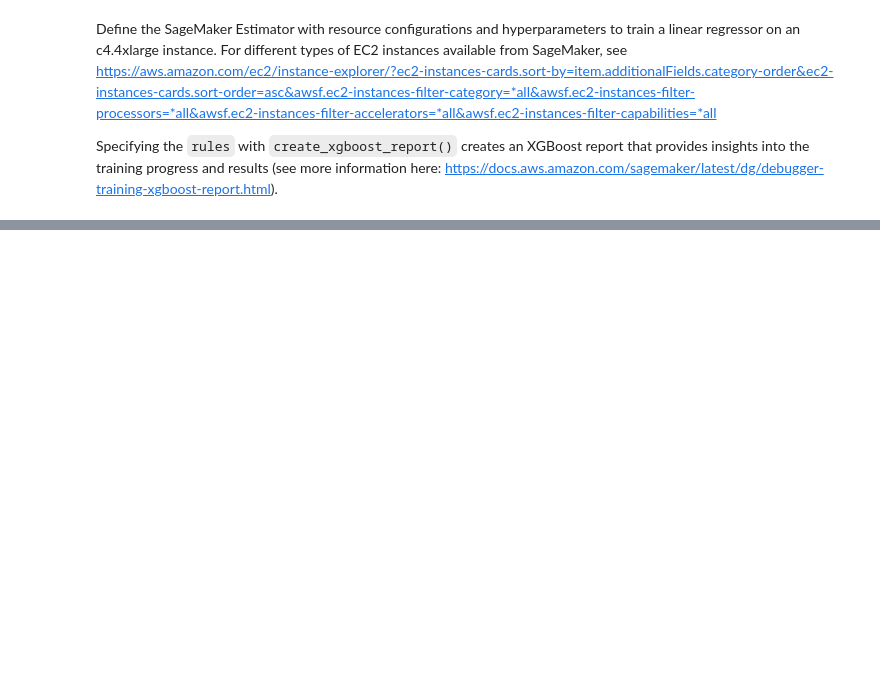
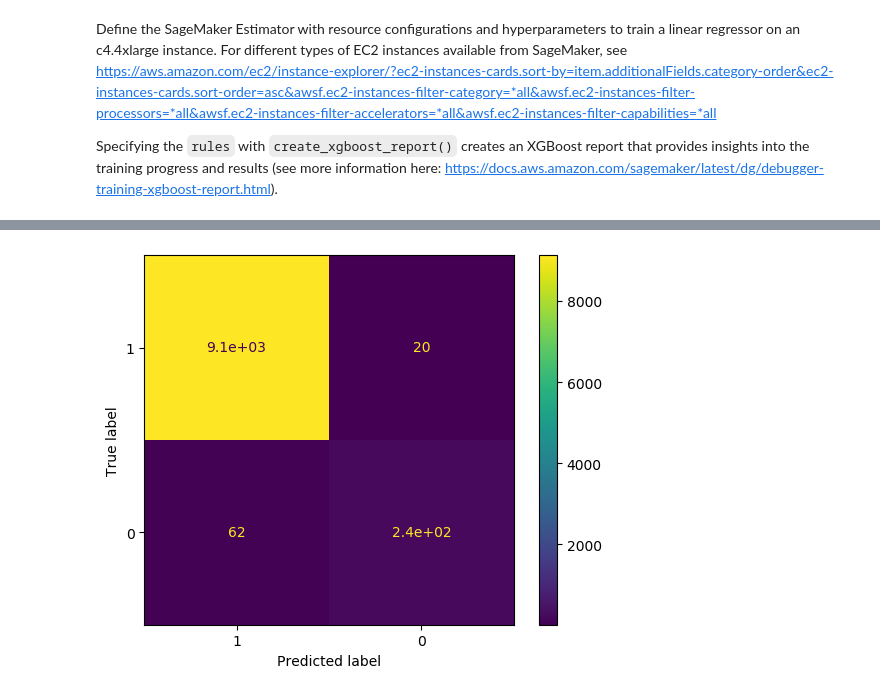
Before and after one commit to d-one/d-one-mlops-aws, a Jupyter notebook: xgboost_pipeline.ipynb, the cells around one changed output, grey strips where cells are left out. Drawn from its saved outputs; the diff is of its cells as text; code cells hidden in the pictures; blank space fills up the shorter version.

```diff
--- a/xgboost_pipeline.ipynb
+++ b/xgboost_pipeline.ipynb
@@ -543,0 +767,17 @@ KeyError: 'subtraction'
+# %%
+test_data = pd.read_csv(TEST_DATA_PATH_W_HEADER)
+test_features = test_data.iloc[:, 1:]
+
+prediction = batch_prediction(
+    payload=convert_df_to_csv_object(df=test_features),
+    endpoint=model_endpoint
+)
+prediction_binary = np.where(prediction > THRESHOLD, 1, 0)
+
+cm = create_confusion_matrix(true=test_data.iloc[:, 0].values, prediction=prediction_binary)
+
+disp = ConfusionMatrixDisplay(confusion_matrix=cm, display_labels=[1, 0])
+disp.plot()
+plt.show()
+# %% [output]
+[figure, added]
```
Also changed, not shown: parts of 29 cells of this notebook, 1 other file.
